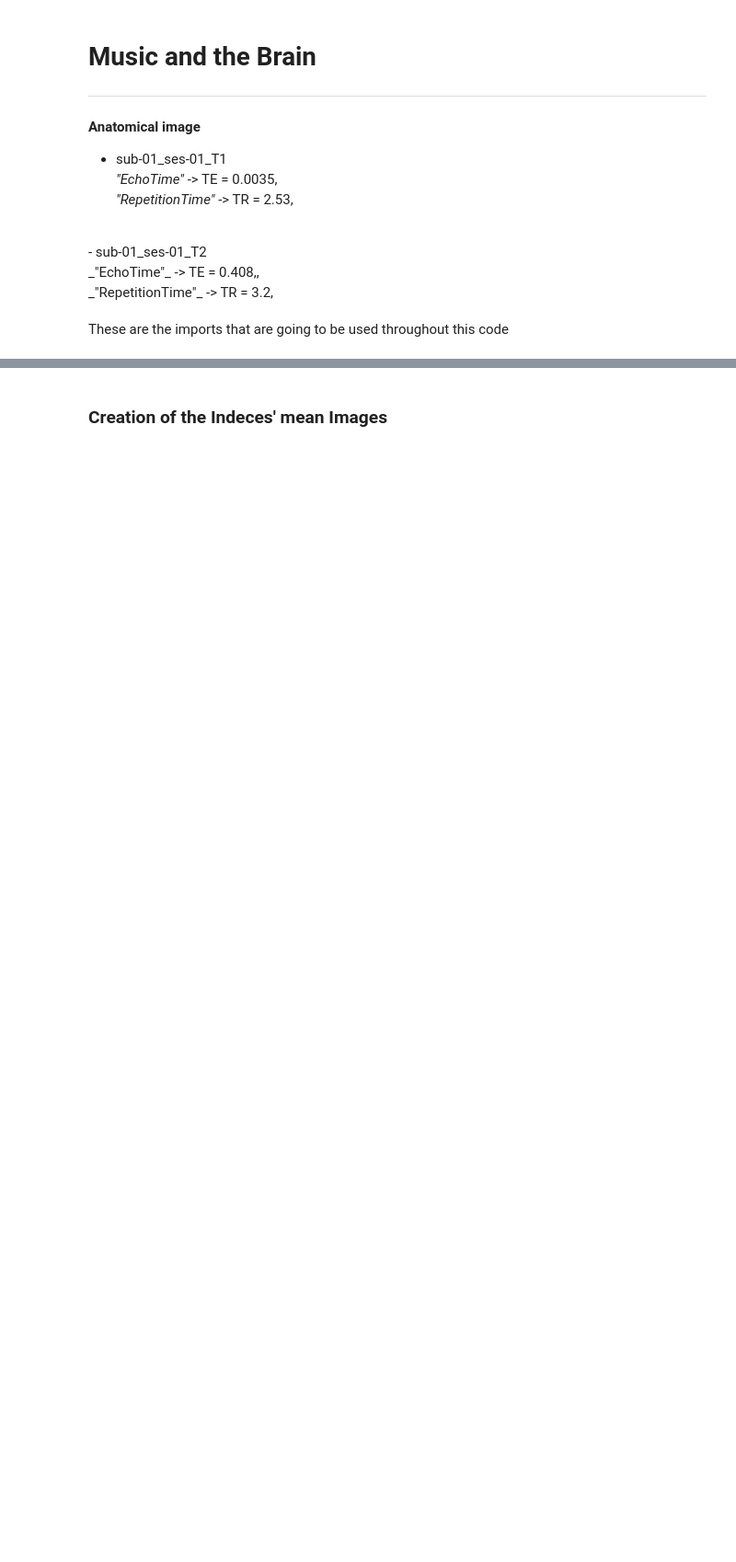
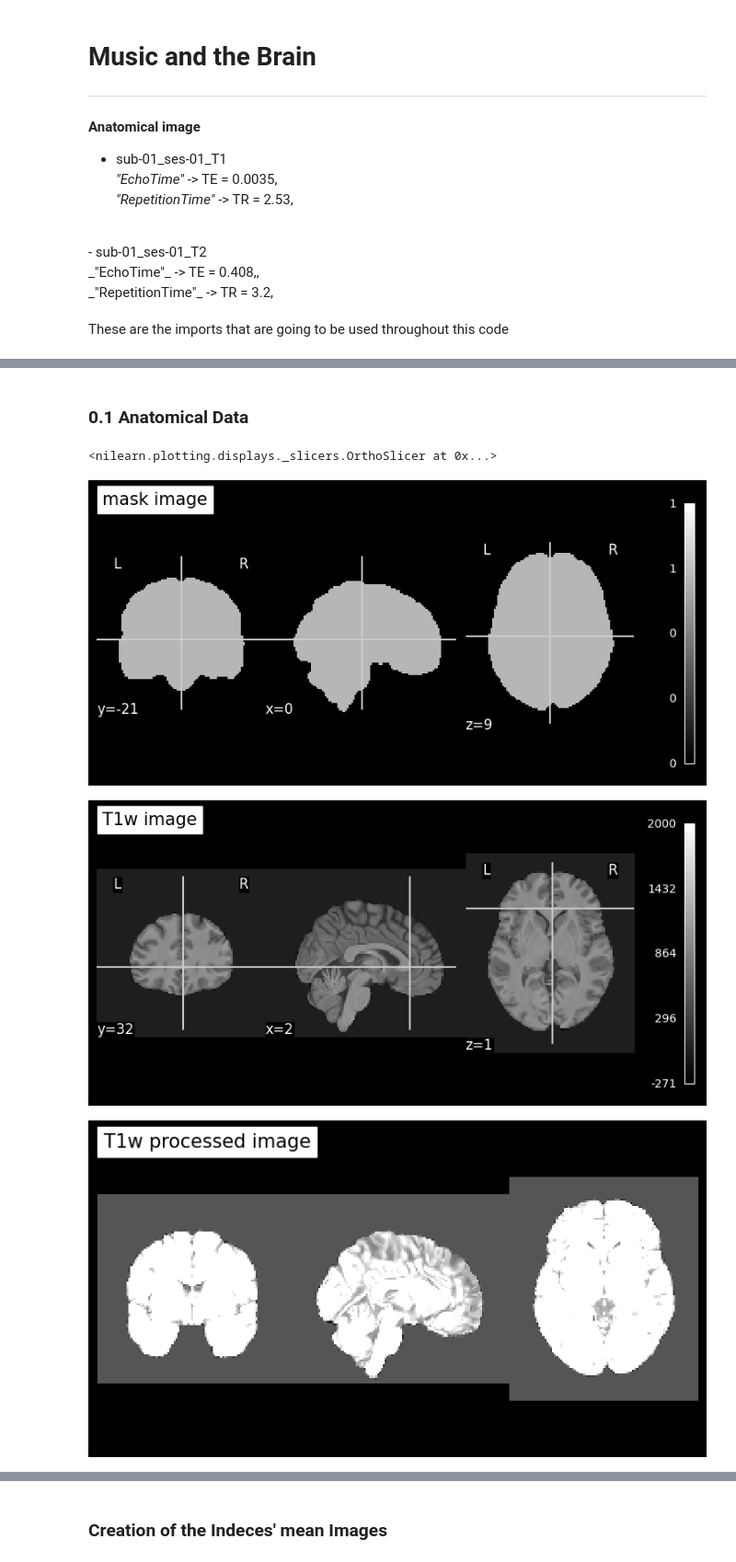
Before and after one commit to GalhardoCorreia/MusicBrainNetwork, a Jupyter notebook: classifier-test.ipynb, the cells around one changed output, grey strips where cells are left out. Shown at 92% size. Cells and saved outputs as stored; diff of their text form; code cells hidden in the pictures; blank space fills up the shorter version.

```diff
--- a/classifier-test.ipynb
+++ b/classifier-test.ipynb
@@ -92,6 +13,0 @@ Table
-# %%
-import pandas as pd
-for i, file in mean_fmri_imgs.items():
-
-
-    print(file)
@@ -120,5 +13,0 @@ file_paths_func_tsv = [os.path.join(Directory_func, file_name) for file_name in
-# %%
-subject01_tsv = {}
-for i, file in enumerate(file_paths_func_tsv, start=1):
-    subject01_tsv [i] = file
-    print(subject01_tsv[i])
@@ -129,7 +13,0 @@ for i, file in enumerate(file_paths_func_tsv, start=1):
-# %%
-for i, file in subject01_tsv.items():
-    events = pd.read_table(file)
-    image_info = os.path.basename(file)
-    print()
-    print(image_info) #pd.read_table function is used to read a general delimited file into a pandas DataFrame
-    print(events) #this would display the DataFrame as a table.
@@ -324,0 +33,10 @@ dict_keys([0, 1, 2, 3, 4, 5, 6, 7, 8, 9, 10, 11, 12, 13, 14, 15, 16, 17, 18, 19,
+# %%
+Directory_AnatomicalImage= "../MusicBrainNetwork/data/sub-01/anat"
+file_Anatomical = [file for file in os.listdir(Directory_AnatomicalImage) if file.endswith('.nii.gz')] #they have to be with .nii.gz
+file_paths_anat = [os.path.join(Directory_AnatomicalImage, file_name) for file_name in file_Anatomical] # Creates full paths to the files
+
+
+Directory_func = "../MusicBrainNetwork/data/sub-01/func"
+file_func = [file for file in os.listdir(Directory_func) if file.endswith('.nii.gz')]
+file_paths_func = [os.path.join(Directory_func, file_name) for file_name in file_func]
+print(file_paths_func)
@@ -324,0 +45,18 @@ dict_keys([0, 1, 2, 3, 4, 5, 6, 7, 8, 9, 10, 11, 12, 13, 14, 15, 16, 17, 18, 19,
+# %% [markdown]
+### 0.1 Anatomical Data
+# %%
+for file in file_paths_anat:
+    try:
+        image_info = file.split('_')[-1].split('.')[0] #Splits between the last _ and the .
+        plot_anat(file, title=image_info + " image", colorbar=True, cbar_tick_format="%i")
+
+    except Exception as e:
+        print(f"An error occurred while loading the file: {file}")
+        print(f"Error: {str(e)}")
+
+plot_anat(file_paths_anat[1], title='T1w processed image', display_mode='ortho', dim=-1, draw_cross=False, annotate=False, cut_coords=(0, 0, 0))
+# %% [output]
+<nilearn.plotting.displays._slicers.OrthoSlicer at 0x...>
+[figure, added]
+[figure, added]
+[figure, added]
```
Also changed, not shown: parts of 70 cells of this notebook, 10 other files.
